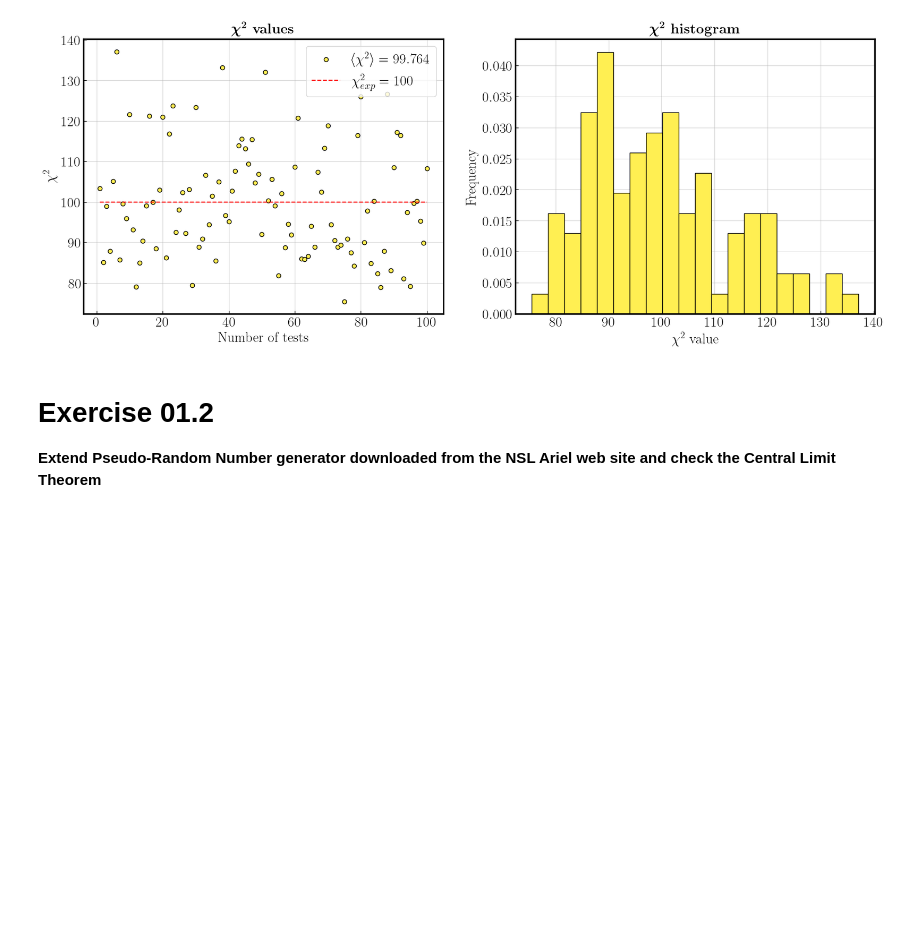
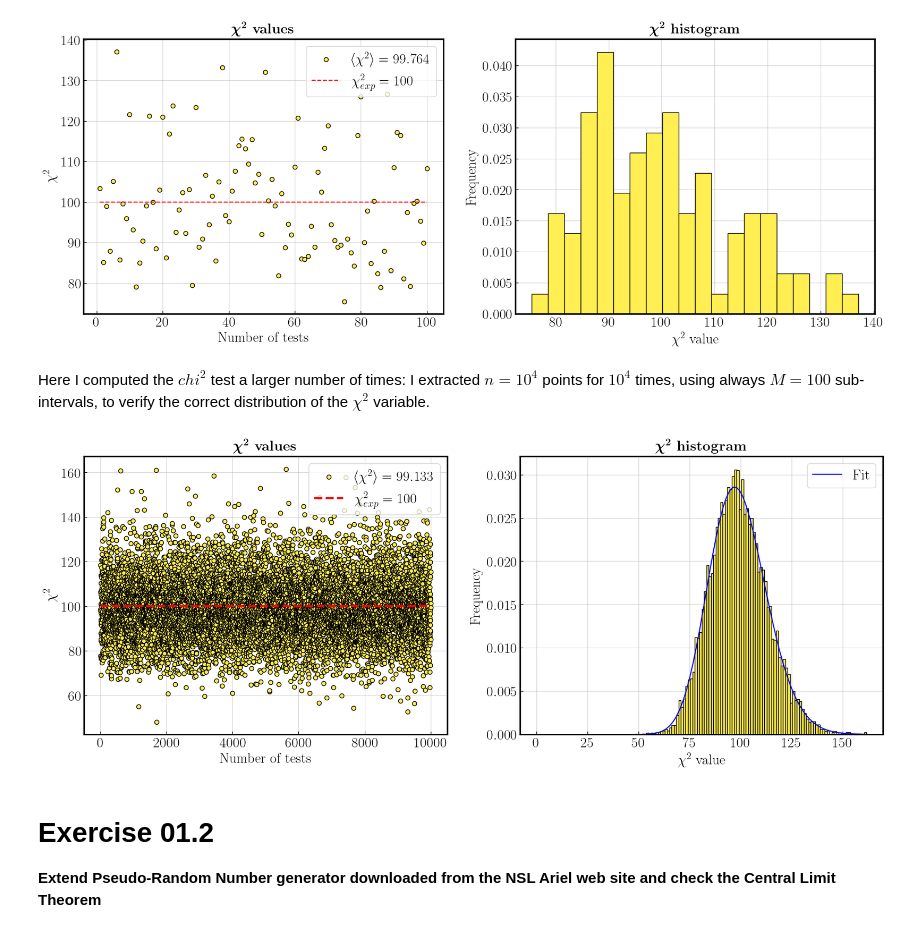
Before and after one commit to ste-cartu/Numerical-Simulation-Laboratory, a Jupyter notebook: Exercise_01/Exercise_01.ipynb, the cells around one changed output. Drawn from its saved outputs; the diff is of its cells as text; code cells hidden in the pictures; blank space fills up the shorter version.

````diff
--- a/Exercise_01/Exercise_01.ipynb
+++ b/Exercise_01/Exercise_01.ipynb
@@ -88,8 +88,9 @@ And the usage of this class in the `main.cpp`:
     fmt::print("\n\n");
 ```
 # %%
-# loading the file
+# loading the files
 data = np.loadtxt('01.1/output.csv', delimiter=',', skiprows=1)
+chi = np.loadtxt('01.1/chi2.csv', delimiter=',', skiprows=1)
 # %%
 # plot mean
 fig, axs = plt.subplots(1, 2, figsize=(20, 7), gridspec_kw={'width_ratios': [1.3, 1]})
@@ -180,6 +180,36 @@ axs[1].set_ylabel('Frequency', labelpad=6)
 plt.show()
 # %% [output]
 [figure]
+# %% [markdown]
+Here I computed the $chi^2$ test a larger number of times: I extracted $n=10^4$ points for $10^4$ times, using always $M=100$ sub-intervals, to verify the correct distribution of the $\chi^2$ variable.
+# %%
+# plot chi2 with may points
+fig, axs = plt.subplots(1, 2, figsize=(20, 7))
+
+axs[0].scatter(chi[:,0], chi[:,1], facecolor='#FFEF52', label=r'$\langle \chi^2 \rangle = ' + '{:.3f}'.format(np.mean(chi[:,1])) + r'$')
+chi_exp = 100*np.ones(chi.shape[0])
+axs[0].plot(chi[:,0], chi_exp, ls='--', lw=3,  color='red', label='$\chi^2_{exp} = 100$')
+axs[0].set_title(r'\textbf{\boldmath$\chi^2$ values}', pad=8)
+axs[0].set_xlabel('Number of tests')
+axs[0].set_ylabel('$\chi^2$', labelpad=6)
+axs[0].legend()
+
+# histogram and fit
+hist, bins = np.histogram(chi[:,1], bins=100, density=True)
+binscenters = np.array([0.5 * (bins[i] + bins[i+1]) for i in range(len(bins)-1)])
+popt, pcov = curve_fit(chi2.pdf, binscenters, hist, p0=99)
+x = np.linspace(0, np.max(bins), 100)
+
+axs[1].hist(chi[:,1], bins=100, color='#FFEF52', edgecolor='black', density=True)
+axs[1].plot(x, chi2.pdf(x, *popt), color='blue', label='Fit')
+axs[1].set_title(r'\textbf{\boldmath$\chi^2$ histogram}', pad=8)
+axs[1].set_xlabel('$\chi^2$ value')
+axs[1].set_ylabel('Frequency', labelpad=6)
+axs[1].legend()
+
+plt.show()
+# %% [output]
+[figure, added]
 # %% [markdown]
 # Exercise 01.2
 
````
Also changed, not shown: parts of 2 cells of this notebook, 3 other files.
